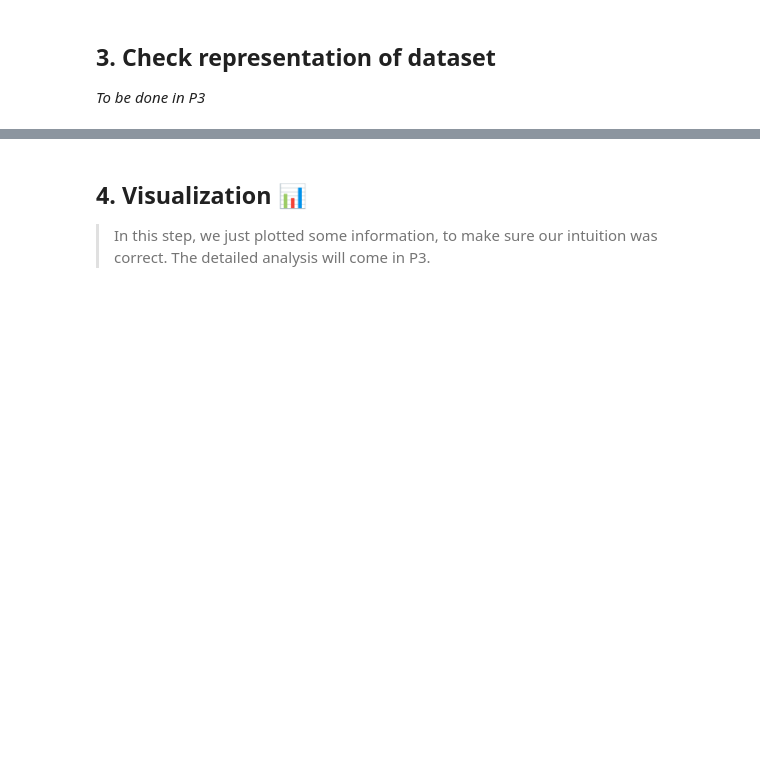
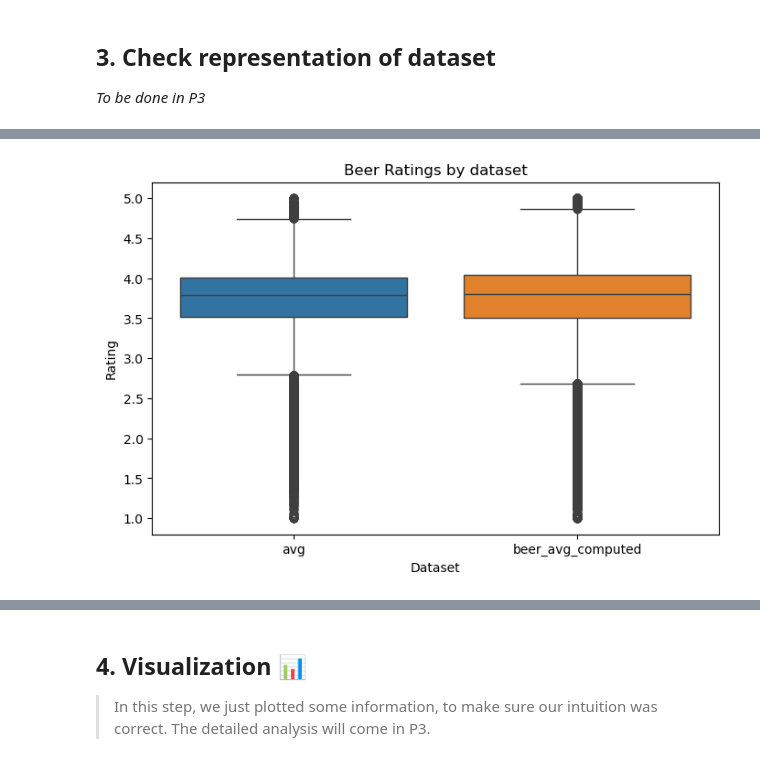
Before and after one commit to epfl-ada/ada-2023-project-beeradaventure46, a Jupyter notebook: Milestone_2.ipynb, the cells around one changed output, grey strips where cells are left out. Drawn from its saved outputs; the diff is of its cells as text; code cells hidden in the pictures; blank space fills up the shorter version.

```diff
--- a/Milestone_2.ipynb
+++ b/Milestone_2.ipynb
@@ -934,0 +1031,10 @@ Shape of df :  (1083683, 29)
+# %%
+# box plot of the average rating per beer "avg" and the computed average rating per beer "beer_avg_computed" from df_filtered_beer
+plt.figure(figsize=(8, 5))
+sns.boxplot(data=filtered_df_beer[['avg', 'beer_avg_computed']])
+plt.title('Beer Ratings by dataset')
+plt.xlabel('Dataset')
+plt.ylabel('Rating')
+plt.show()
+# %% [output]
+[figure, added]
```
Also changed, not shown: parts of 11 cells of this notebook, 2 other files.
